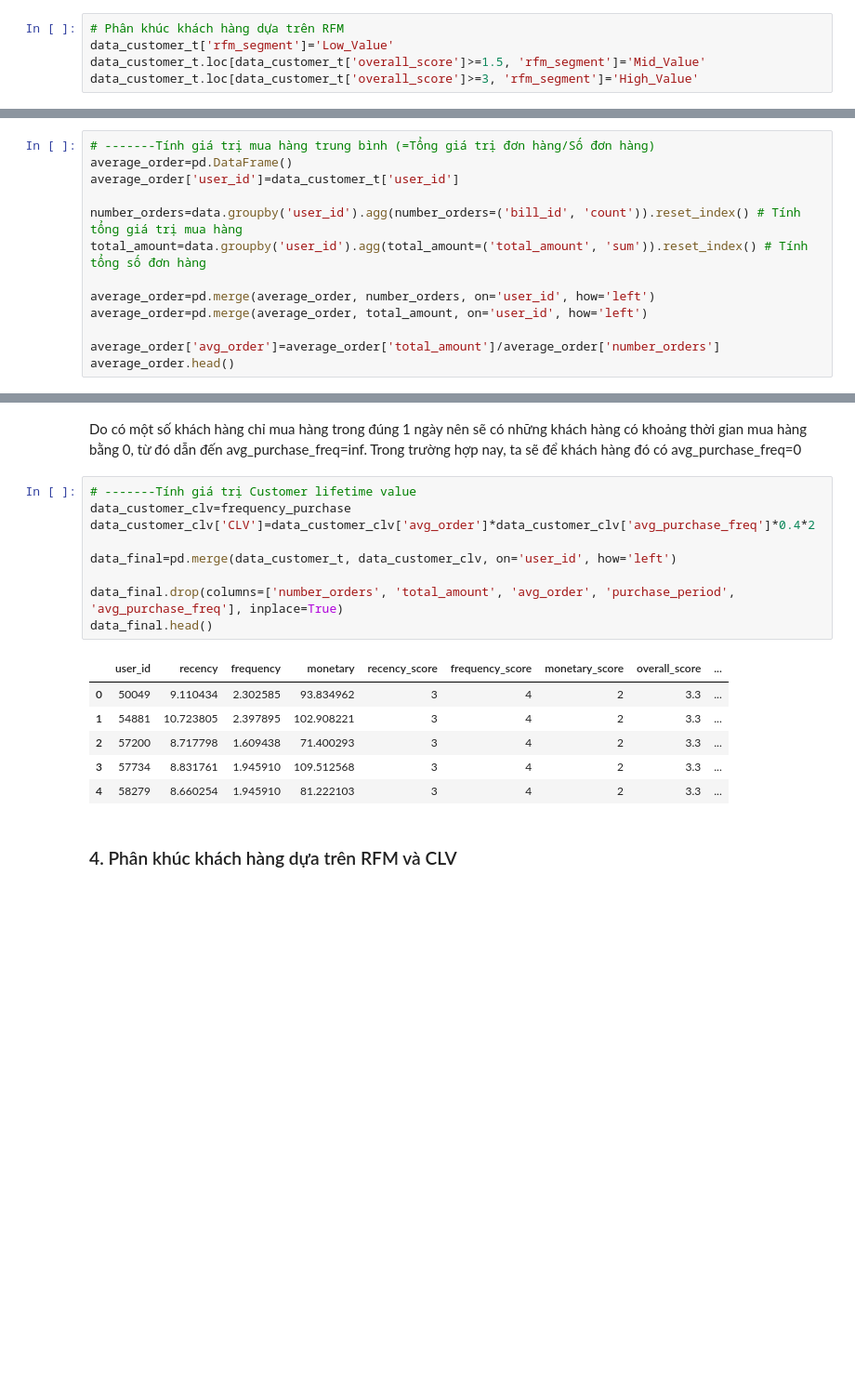
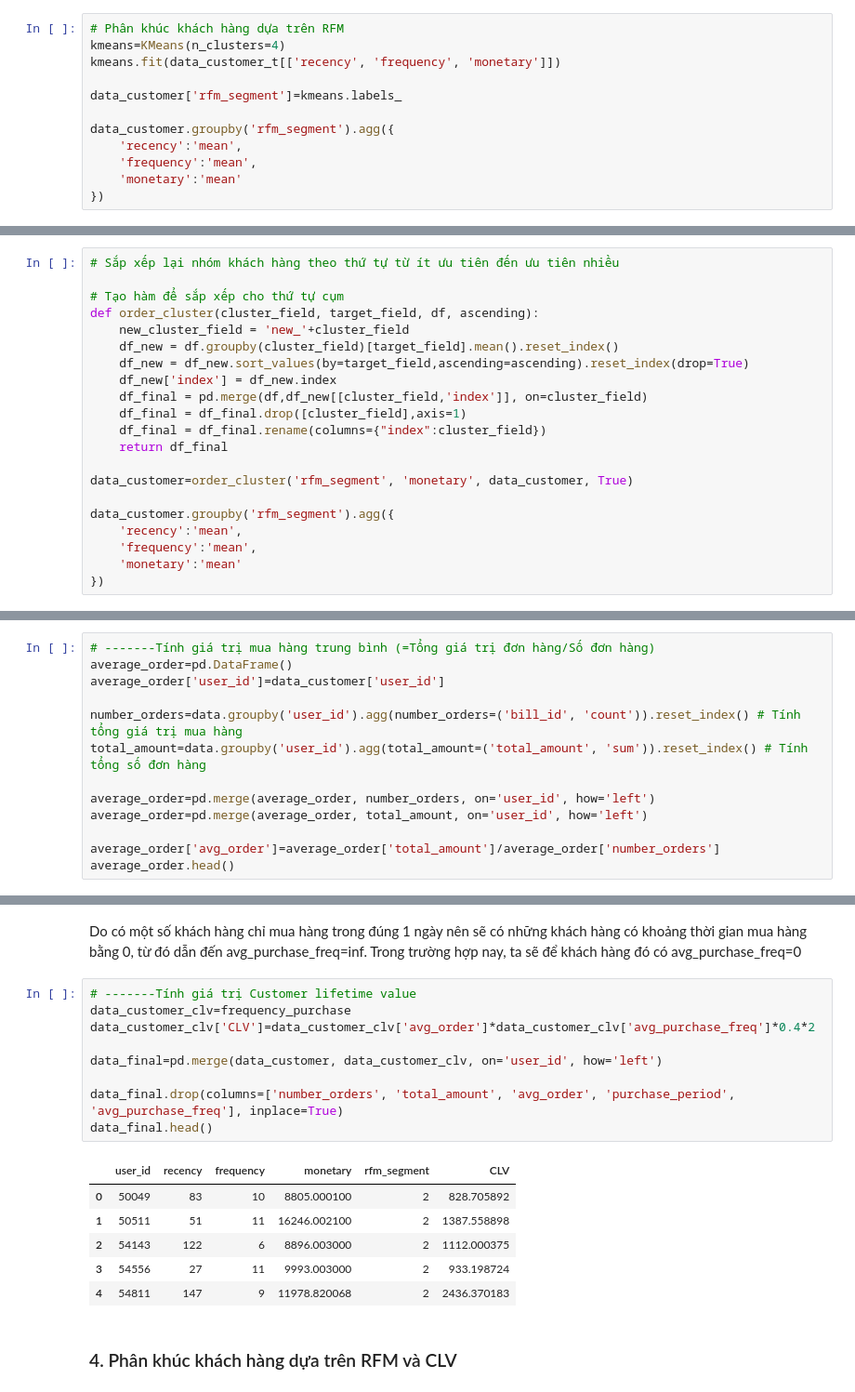
Before and after one commit to hoan110102/Customer-Lifetime-Value-Segmentation, a Jupyter notebook: CLV Segment Prediction.ipynb, the cells around one changed output, grey strips where cells are left out. Shown at 93% size. Drawn from its saved outputs; the diff is of its cells as text; blank space fills up the shorter version.

```diff
--- a/CLV Segment Prediction.ipynb
+++ b/CLV Segment Prediction.ipynb
@@ -464,5 +340,12 @@ data_customer_t.head()
-# %%
-# Phân khúc khách hàng dựa trên RFM
-data_customer_t['rfm_segment']='Low_Value'
-data_customer_t.loc[data_customer_t['overall_score']>=1.5, 'rfm_segment']='Mid_Value'
-data_customer_t.loc[data_customer_t['overall_score']>=3, 'rfm_segment']='High_Value'
+# %%
+# Phân khúc khách hàng dựa trên RFM
+kmeans=KMeans(n_clusters=4)
+kmeans.fit(data_customer_t[['recency', 'frequency', 'monetary']])
+
+data_customer['rfm_segment']=kmeans.labels_
+
+data_customer.groupby('rfm_segment').agg({
+    'recency':'mean',
+    'frequency':'mean',
+    'monetary':'mean'
+})
@@ -468,0 +367,21 @@ data_customer_t.loc[data_customer_t['overall_score']>=3, 'rfm_segment']='High_Va
+# %%
+# Sắp xếp lại nhóm khách hàng theo thứ tự từ ít ưu tiên đến ưu tiên nhiều
+
+# Tạo hàm để sắp xếp cho thứ tự cụm
+def order_cluster(cluster_field, target_field, df, ascending):
+    new_cluster_field = 'new_'+cluster_field
+    df_new = df.groupby(cluster_field)[target_field].mean().reset_index()
+    df_new = df_new.sort_values(by=target_field,ascending=ascending).reset_index(drop=True)
+    df_new['index'] = df_new.index
+    df_final = pd.merge(df,df_new[[cluster_field,'index']], on=cluster_field)
+    df_final = df_final.drop([cluster_field],axis=1)
+    df_final = df_final.rename(columns={"index":cluster_field})
+    return df_final
+
+data_customer=order_cluster('rfm_segment', 'monetary', data_customer, True)
+
+data_customer.groupby('rfm_segment').agg({
+    'recency':'mean',
+    'frequency':'mean',
+    'monetary':'mean'
+})
@@ -473,7 +401,7 @@ Công thức tính **CLV = Giá trị mua hàng trung bình x Số lượng đơ
 # %%
 # -------Tính giá trị mua hàng trung bình (=Tổng giá trị đơn hàng/Số đơn hàng)
 average_order=pd.DataFrame()
-average_order['user_id']=data_customer_t['user_id']
+average_order['user_id']=data_customer['user_id']
 
 number_orders=data.groupby('user_id').agg(number_orders=('bill_id', 'count')).reset_index() # Tính tổng giá trị mua hàng
 total_amount=data.groupby('user_id').agg(total_amount=('total_amount', 'sum')).reset_index() # Tính tổng số đơn hàng
@@ -514,18 +442,18 @@ Do có một số khách hàng chỉ mua hàng trong đúng 1 ngày nên sẽ c
 # %%
 # -------Tính giá trị Customer lifetime value
 data_customer_clv=frequency_purchase
 data_customer_clv['CLV']=data_customer_clv['avg_order']*data_customer_clv['avg_purchase_freq']*0.4*2
 
-data_final=pd.merge(data_customer_t, data_customer_clv, on='user_id', how='left')
+data_final=pd.merge(data_customer, data_customer_clv, on='user_id', how='left')
 
 data_final.drop(columns=['number_orders', 'total_amount', 'avg_order', 'purchase_period', 'avg_purchase_freq'], inplace=True)
 data_final.head()
 # %% [output]
-|  | user_id | recency | frequency | monetary | recency_score | frequency_score | monetary_score | overall_score | ... |
-| 0 | 50049 | 9.110434 | 2.302585 | 93.834962 | 3 | 4 | 2 | 3.3 | ... |
-| 1 | 54881 | 10.723805 | 2.397895 | 102.908221 | 3 | 4 | 2 | 3.3 | ... |
-| 2 | 57200 | 8.717798 | 1.609438 | 71.400293 | 3 | 4 | 2 | 3.3 | ... |
-| 3 | 57734 | 8.831761 | 1.945910 | 109.512568 | 3 | 4 | 2 | 3.3 | ... |
-| 4 | 58279 | 8.660254 | 1.945910 | 81.222103 | 3 | 4 | 2 | 3.3 | ... |
+|  | user_id | recency | frequency | monetary | rfm_segment | CLV |
+| 0 | 50049 | 83 | 10 | 8805.000100 | 2 | 828.705892 |
+| 1 | 50511 | 51 | 11 | 16246.002100 | 2 | 1387.558898 |
+| 2 | 54143 | 122 | 6 | 8896.003000 | 2 | 1112.000375 |
+| 3 | 54556 | 27 | 11 | 9993.003000 | 2 | 933.198724 |
+| 4 | 54811 | 147 | 9 | 11978.820068 | 2 | 2436.370183 |
 # %% [markdown]
 ### 4. Phân khúc khách hàng dựa trên RFM và CLV
```
Also changed, not shown: parts of 32 cells of this notebook.
